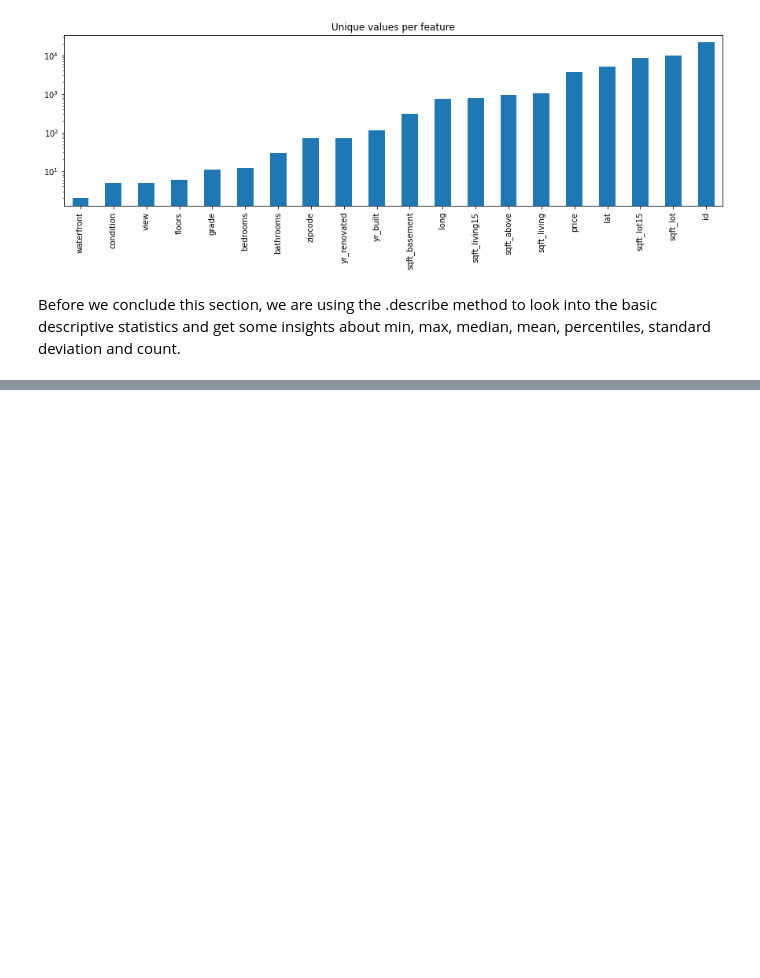
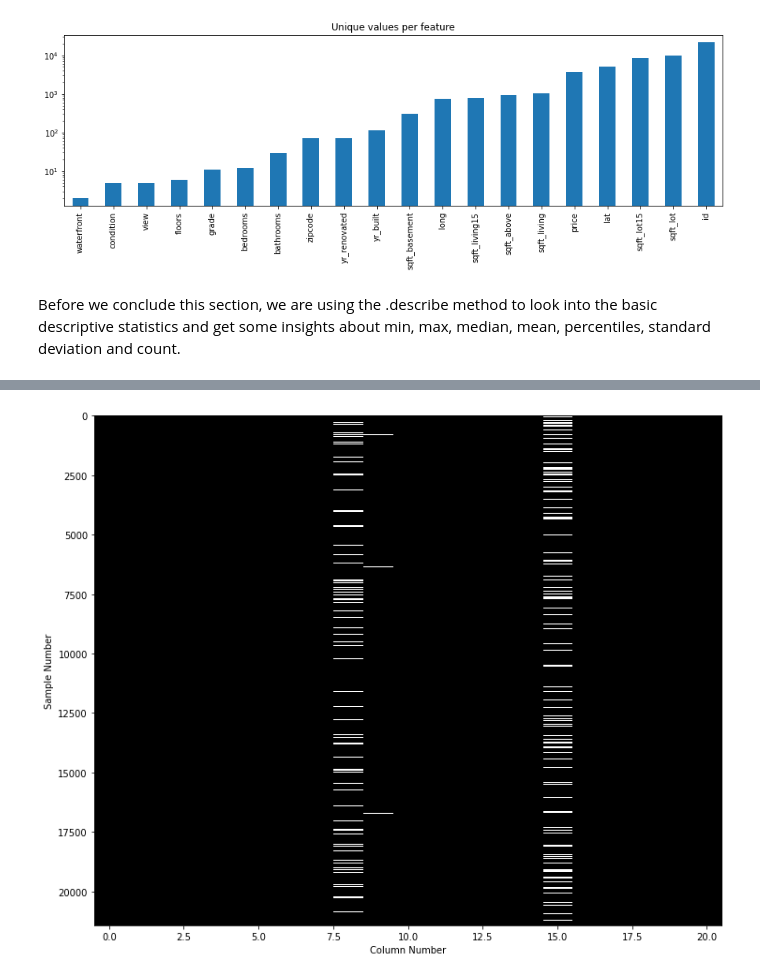
Before and after one commit to greenfirefly/ds-eda-project, a Jupyter notebook: EDA_advanced.ipynb, the cells around one changed output, grey strips where cells are left out. Drawn from its saved outputs; the diff is of its cells as text; code cells hidden in the pictures; blank space fills up the shorter version.

Commit message:
add quality investigation, e.g. impuding of missing values

```diff
--- a/EDA_advanced.ipynb
+++ b/EDA_advanced.ipynb
@@ -185,0 +248,10 @@ df.describe(), df.info() are helpful methods to get a insight directly in the be
+# %%
+# sort the data frame based on id and date
+df.sort_values(['id', 'date'], inplace=True)
+
+# drop the first entry
+df = df.drop_duplicates(subset='id', keep='last')
+
+# double check if all duplicate ids are now removed
+id_counts = df['id'].value_counts()
+id_counts.value_counts()
@@ -185,0 +271,9 @@ df.describe(), df.info() are helpful methods to get a insight directly in the be
+# %%
+import matplotlib.pyplot as plt
+
+plt.figure(figsize=(12, 10))
+plt.imshow(df.isna(), aspect="auto", interpolation="nearest", cmap="gray")
+plt.xlabel("Column Number")
+plt.ylabel("Sample Number");
+# %% [output]
+[figure, added]
```
Also changed, not shown: parts of 20 cells of this notebook.
